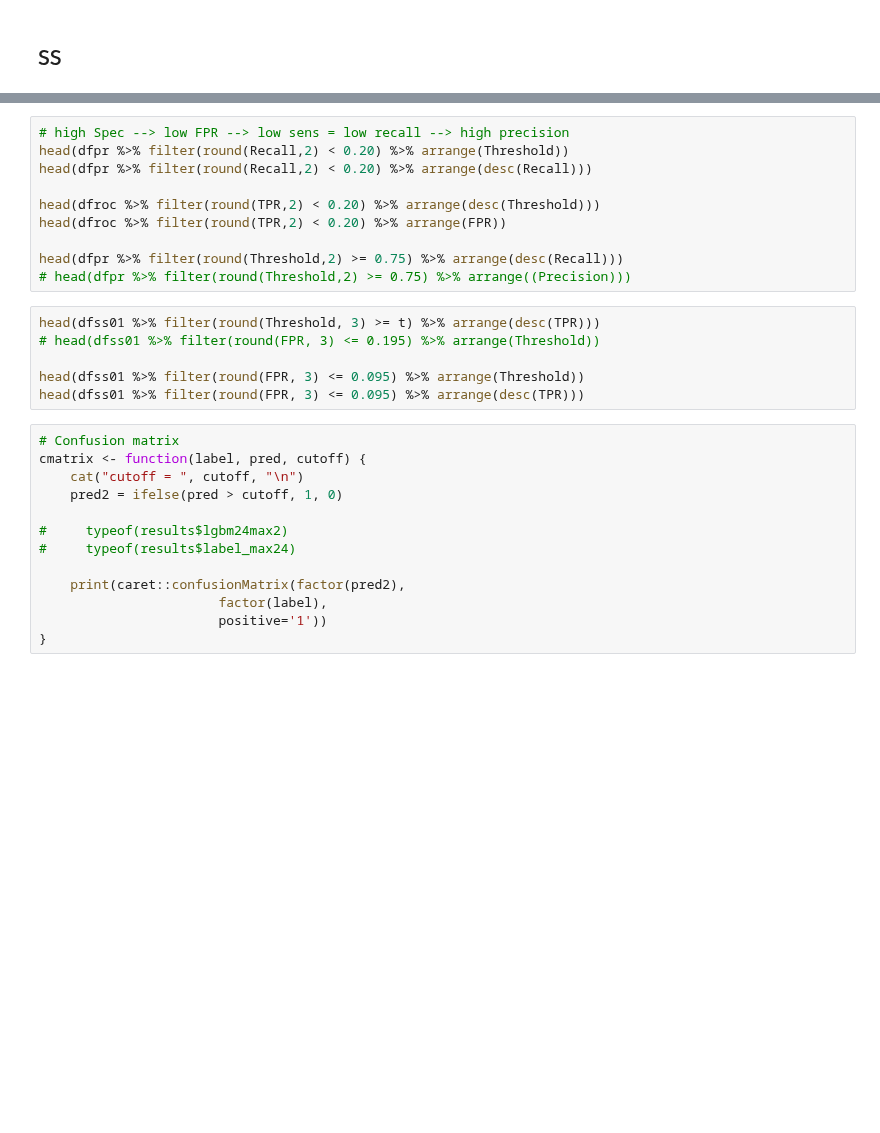
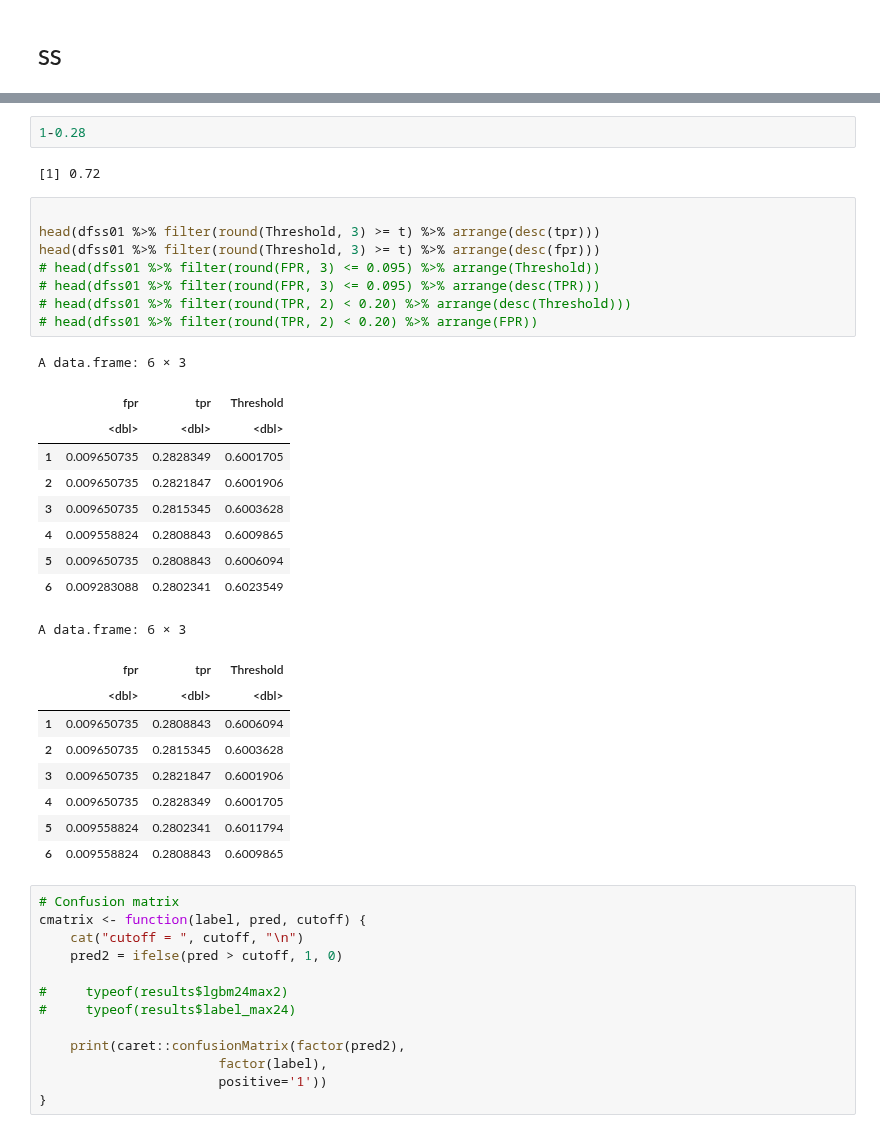
Before and after one commit to Minh084/TDA, a Jupyter notebook: shc2021/20_model_performance_R.ipynb, the cells around one changed output, grey strips where cells are left out. Saved outputs shown, nothing was run; the diff lists cells and outputs as text; blank space fills up the shorter version.

```diff
--- a/shc2021/20_model_performance_R.ipynb
+++ b/shc2021/20_model_performance_R.ipynb
@@ -1596,19 +1604,34 @@ Original paper, using a threshold such as 0.6, our best (max label within 24hrs)
+# %%
+1-0.28
+# %% [output]
+[1] 0.72
 # %%
-# high Spec --> low FPR --> low sens = low recall --> high precision
-head(dfpr %>% filter(round(Recall,2) < 0.20) %>% arrange(Threshold))
-head(dfpr %>% filter(round(Recall,2) < 0.20) %>% arrange(desc(Recall)))
 
-head(dfroc %>% filter(round(TPR,2) < 0.20) %>% arrange(desc(Threshold)))
-head(dfroc %>% filter(round(TPR,2) < 0.20) %>% arrange(FPR))
-
-head(dfpr %>% filter(round(Threshold,2) >= 0.75) %>% arrange(desc(Recall)))
-# head(dfpr %>% filter(round(Threshold,2) >= 0.75) %>% arrange((Precision)))
+head(dfss01 %>% filter(round(Threshold, 3) >= t) %>% arrange(desc(tpr)))
+head(dfss01 %>% filter(round(Threshold, 3) >= t) %>% arrange(desc(fpr)))
+# head(dfss01 %>% filter(round(FPR, 3) <= 0.095) %>% arrange(Threshold))
+# head(dfss01 %>% filter(round(FPR, 3) <= 0.095) %>% arrange(desc(TPR)))
+# head(dfss01 %>% filter(round(TPR, 2) < 0.20) %>% arrange(desc(Threshold)))
+# head(dfss01 %>% filter(round(TPR, 2) < 0.20) %>% arrange(FPR))
+# %% [output]
+A data.frame: 6 × 3
+|  | fpr | tpr | Threshold |
+|  | <dbl> | <dbl> | <dbl> |
+| 1 | 0.009650735 | 0.2828349 | 0.6001705 |
+| 2 | 0.009650735 | 0.2821847 | 0.6001906 |
+| 3 | 0.009650735 | 0.2815345 | 0.6003628 |
+| 4 | 0.009558824 | 0.2808843 | 0.6009865 |
+| 5 | 0.009650735 | 0.2808843 | 0.6006094 |
+| 6 | 0.009283088 | 0.2802341 | 0.6023549 |
+A data.frame: 6 × 3
+|  | fpr | tpr | Threshold |
+|  | <dbl> | <dbl> | <dbl> |
+| 1 | 0.009650735 | 0.2808843 | 0.6006094 |
+| 2 | 0.009650735 | 0.2815345 | 0.6003628 |
+| 3 | 0.009650735 | 0.2821847 | 0.6001906 |
+| 4 | 0.009650735 | 0.2828349 | 0.6001705 |
+| 5 | 0.009558824 | 0.2802341 | 0.6011794 |
+| 6 | 0.009558824 | 0.2808843 | 0.6009865 |
-# %%
-head(dfss01 %>% filter(round(Threshold, 3) >= t) %>% arrange(desc(TPR)))
-# head(dfss01 %>% filter(round(FPR, 3) <= 0.195) %>% arrange(Threshold))
-
-head(dfss01 %>% filter(round(FPR, 3) <= 0.095) %>% arrange(Threshold))
-head(dfss01 %>% filter(round(FPR, 3) <= 0.095) %>% arrange(desc(TPR)))
 # %%
 # Confusion matrix
 cmatrix <- function(label, pred, cutoff) {
```
Also changed, not shown: parts of 12 cells of this notebook.
